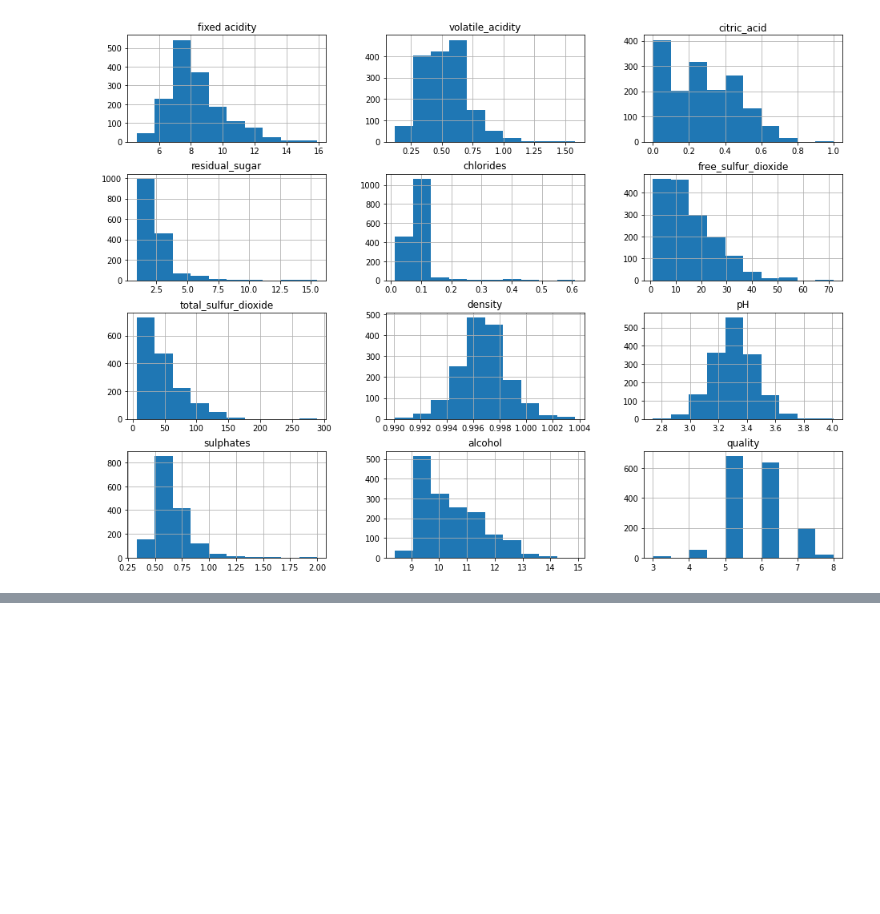
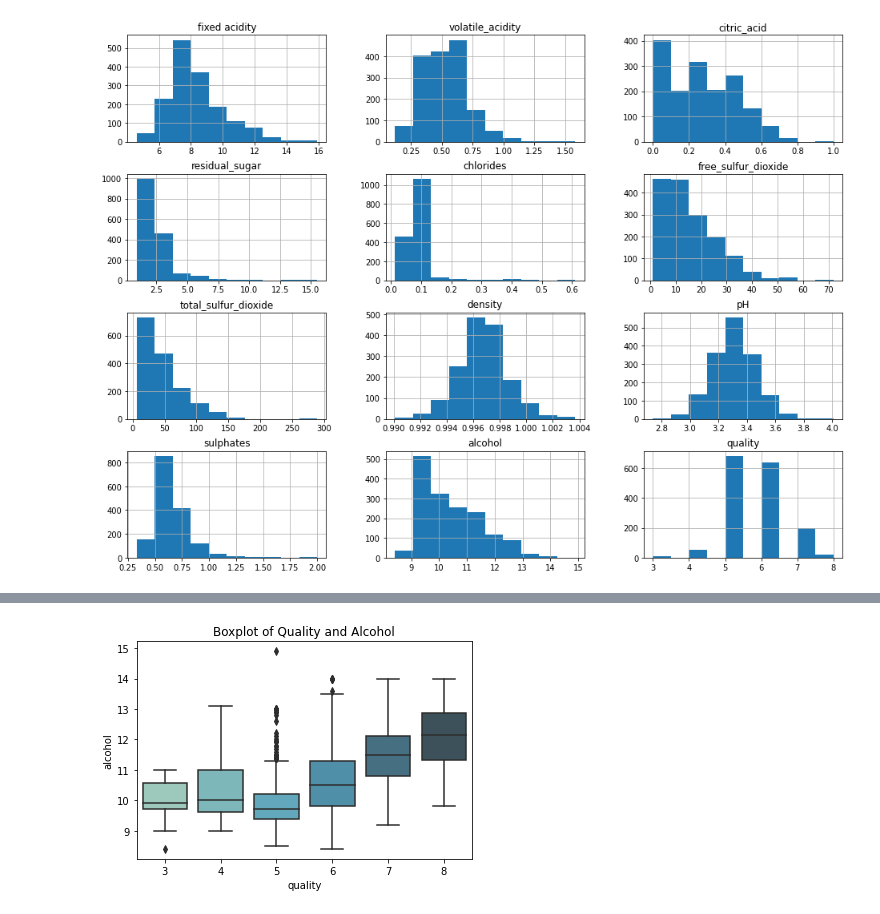
Before and after one commit to nadinejackson1/AI-Planet-Exploratory-Data-Analysis, a Jupyter notebook: Wine_Quality_Exploratory_Data_Analysis.ipynb, the cells around one changed output, grey strips where cells are left out. Saved outputs shown, nothing was run; the diff lists cells and outputs as text; code cells hidden in the pictures; blank space fills up the shorter version.

```diff
--- a/Wine_Quality_Exploratory_Data_Analysis.ipynb
+++ b/Wine_Quality_Exploratory_Data_Analysis.ipynb
@@ -138,0 +173,6 @@ plt.show()
+# %%
+sns.boxplot(x=red_wine_data.quality, y=red_wine_data.alcohol, palette='GnBu_d')
+plt.title("Boxplot of Quality and Alcohol")
+plt.show()
+# %% [output]
+[figure, added]
```
Also changed, not shown: parts of 5 cells of this notebook.
